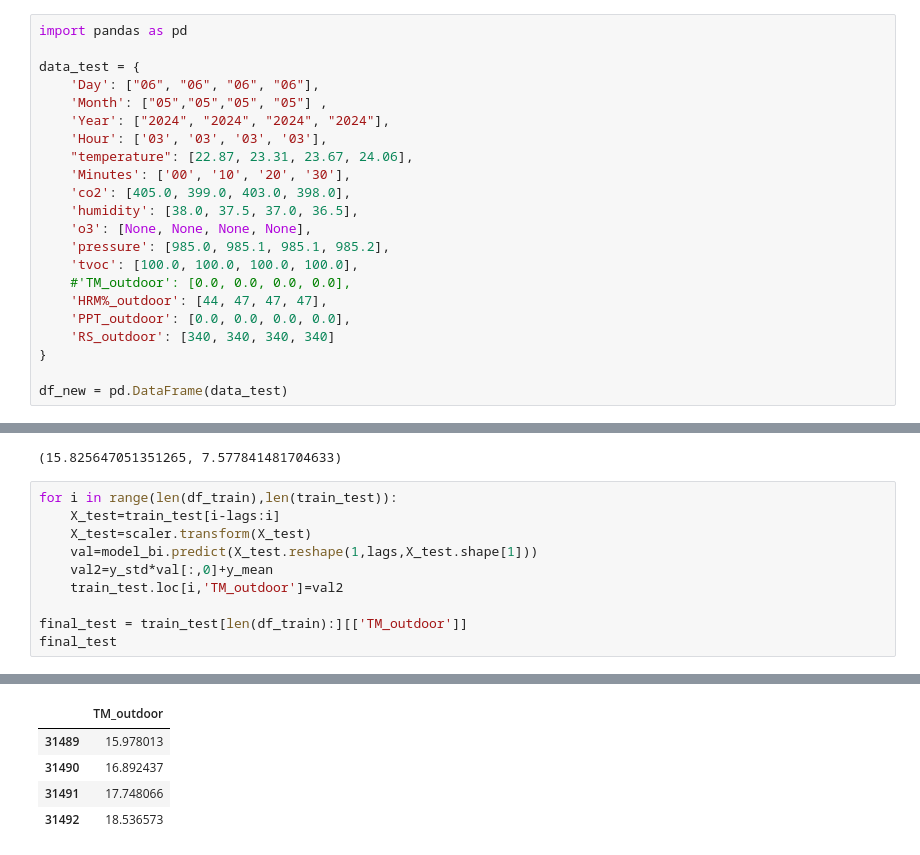
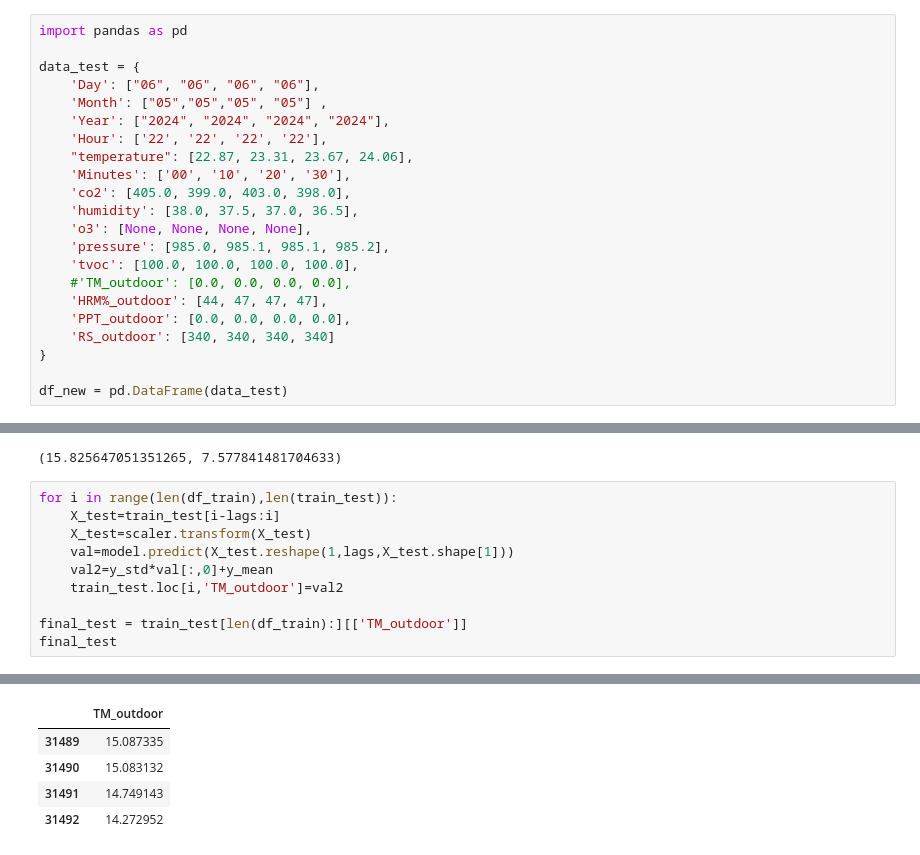
Before and after one commit to peremayolc/UAB_EnergyStudy, a Jupyter notebook: Recommender/recommendersys.ipynb, the cells around one changed output, grey strips where cells are left out. Cells and saved outputs as stored; diff of their text form.

```diff
--- a/Recommender/recommendersys.ipynb
+++ b/Recommender/recommendersys.ipynb
@@ -638,7 +638,7 @@ data_test = {
     'Day': ["06", "06", "06", "06"],
     'Month': ["05","05","05", "05"] ,
     'Year': ["2024", "2024", "2024", "2024"],
-    'Hour': ['03', '03', '03', '03'],
+    'Hour': ['22', '22', '22', '22'],
     "temperature": [22.87, 23.31, 23.67, 24.06],
     'Minutes': ['00', '10', '20', '30'],
     'co2': [405.0, 399.0, 403.0, 398.0],
@@ -689,7 +689,7 @@ y_mean, y_std
 for i in range(len(df_train),len(train_test)):
     X_test=train_test[i-lags:i]
     X_test=scaler.transform(X_test)
-    val=model_bi.predict(X_test.reshape(1,lags,X_test.shape[1]))
+    val=model.predict(X_test.reshape(1,lags,X_test.shape[1]))
     val2=y_std*val[:,0]+y_mean
     train_test.loc[i,'TM_outdoor']=val2
 
@@ -703,5 +703,5 @@ final_test
 |  | TM_outdoor |
-| 31489 | 15.978013 |
-| 31490 | 16.892437 |
-| 31491 | 17.748066 |
-| 31492 | 18.536573 |
+| 31489 | 15.087335 |
+| 31490 | 15.083132 |
+| 31491 | 14.749143 |
+| 31492 | 14.272952 |
```
Also changed, not shown: parts of 3 cells of this notebook.
